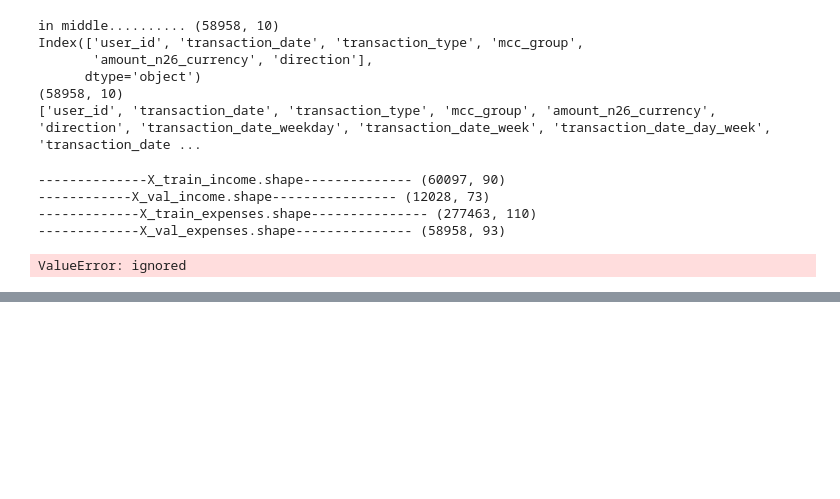
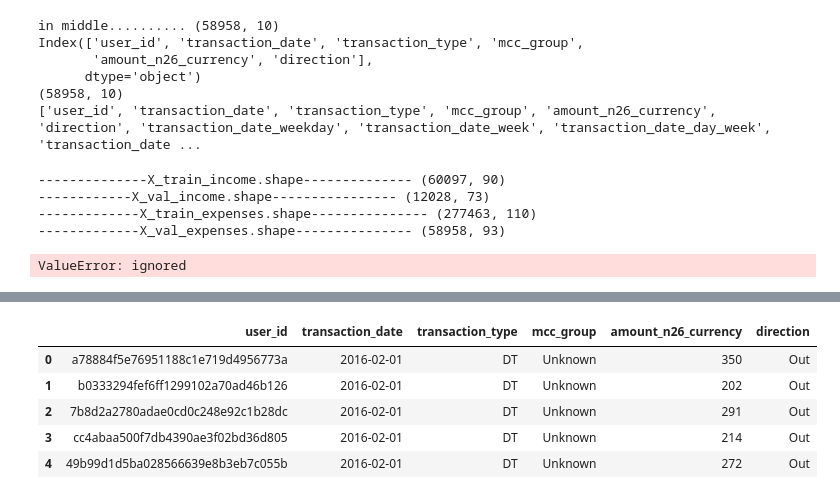
Before and after one commit to ajits-github/TimeSeries_Income_And_Expense_Prediction, a Jupyter notebook: TimeSeries_Income_And_Expense_Prediction.ipynb, the cells around one changed output, grey strips where cells are left out. Drawn from its saved outputs; the diff is of its cells as text; code cells hidden in the pictures; blank space fills up the shorter version.

Commit message:
remove redundant cols

```diff
--- a/TimeSeries_Income_And_Expense_Prediction.ipynb
+++ b/TimeSeries_Income_And_Expense_Prediction.ipynb
@@ -1409,0 +1419,12 @@ ValueError: ignored
+# %%
+# Remove redundant columns that will not be part of predictive modeling
+df_merged.drop([ 'dataset_transaction', 'dataset_user', 'explanation_trans_type',  'explanation_mcc_group', 'agent'], axis=1, inplace=True)
+# %%
+df_merged.head()
+# %% [output]
+|  | user_id | transaction_date | transaction_type | mcc_group | amount_n26_currency | direction |
+| 0 | a78884f5e76951188c1e719d4956773a | 2016-02-01 | DT | Unknown | 350 | Out |
+| 1 | b0333294fef6ff1299102a70ad46b126 | 2016-02-01 | DT | Unknown | 202 | Out |
+| 2 | 7b8d2a2780adae0cd0c248e92c1b28dc | 2016-02-01 | DT | Unknown | 291 | Out |
+| 3 | cc4abaa500f7db4390ae3f02bd36d805 | 2016-02-01 | DT | Unknown | 214 | Out |
+| 4 | 49b99d1d5ba028566639e8b3eb7c055b | 2016-02-01 | DT | Unknown | 272 | Out |
```
Also changed, not shown: parts of 1 cell of this notebook.
